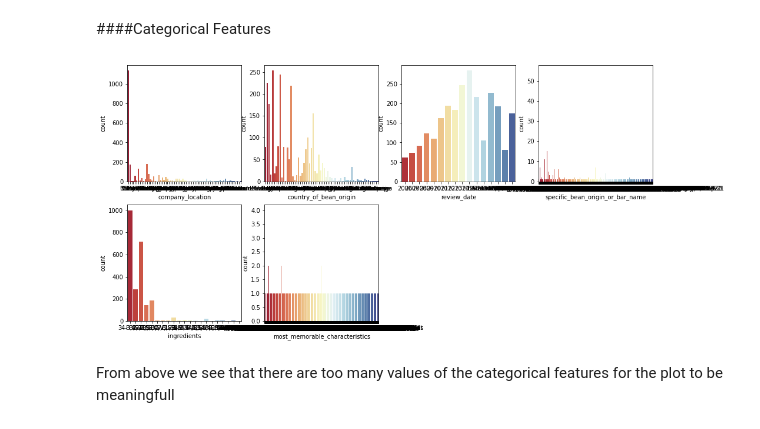
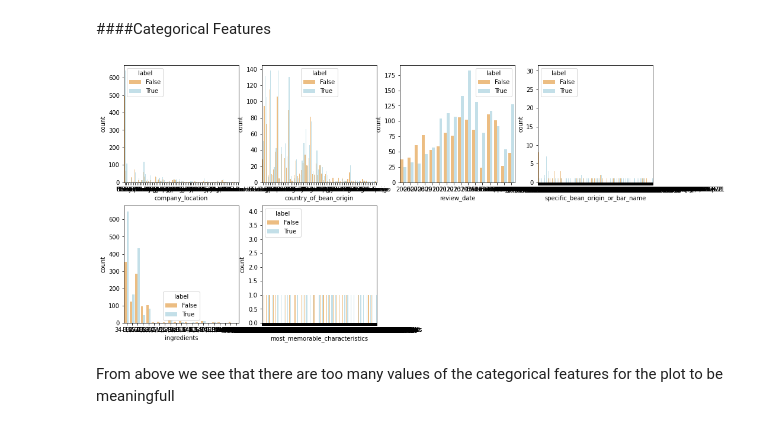
Before and after one commit to flyin01/tidy_tuesday, a Jupyter notebook: ml_pipeline.ipynb, the cells around one changed output. Saved outputs shown, nothing was run; the diff lists cells and outputs as text; code cells hidden in the pictures.

```diff
--- a/ml_pipeline.ipynb
+++ b/ml_pipeline.ipynb
@@ -134,7 +134,7 @@ for column in df_num:
 [figure]
 # %%
 # create binary label of rating
-df['label'] = np.where(df['rating'] > 3, True, False)
+df['label'] = np.where(df['rating'] > 3.0, True, False)
 # %%
 df.head()
 # %% [output]
@@ -163,16 +163,16 @@ import seaborn as sns
 # %%
 cat_list = ["company_location","country_of_bean_origin","review_date","specific_bean_origin_or_bar_name","ingredients","most_memorable_characteristics"]
 fig = plt.figure(figsize=(16,8))
 
 for i in range(len(cat_list)):
   column = cat_list[i]
   sub = fig.add_subplot(2, 4, i + 1)
   chart = sns.countplot(data = df,
                         x = column,
-                        #hue = 'label',
+                        hue = 'label',
                         palette = 'RdYlBu')
 # %% [output]
-[figure, old version]
+[figure, new version]
 # %% [markdown]
 From above we see that there are too many values of the categorical features for the plot to be meaningfull
 # %%
```
Also changed, not shown: parts of 12 cells of this notebook.
